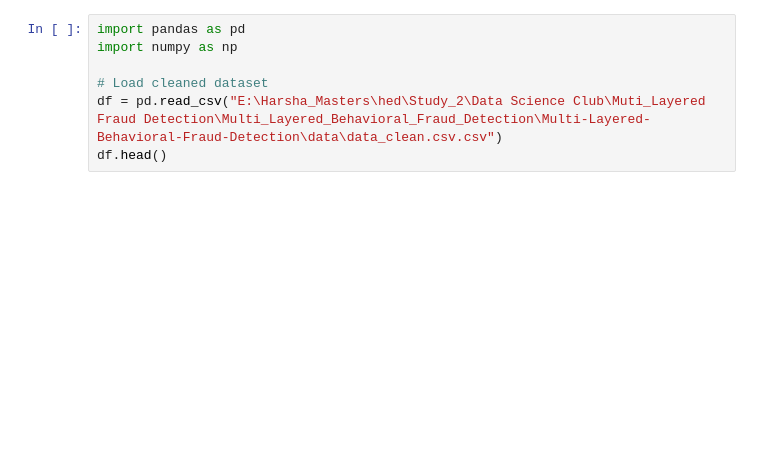
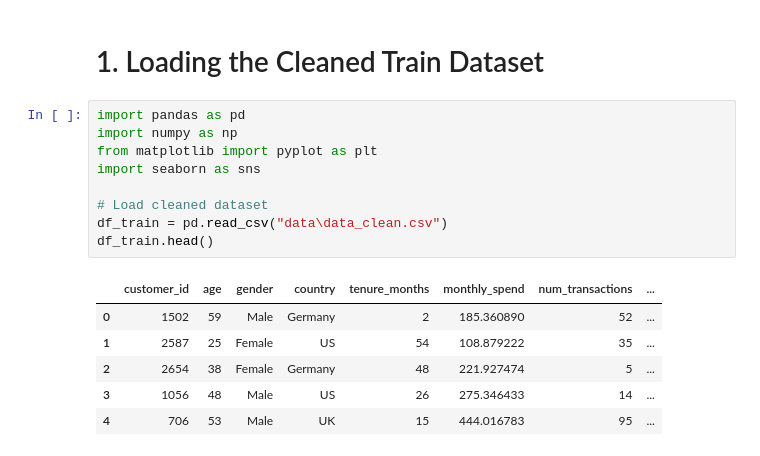
Before and after one commit to Amirthagenius/Multi-Layered-Behavioral-Fraud-Detection, a Jupyter notebook: 02_feature_engineering.ipynb, the cells around one changed output. Saved outputs shown, nothing was run; the diff lists cells and outputs as text; blank space fills up the shorter version.

```diff
--- a/02_feature_engineering.ipynb
+++ b/02_feature_engineering.ipynb
@@ -1,7 +1,18 @@
+# %% [markdown]
+# 1. Loading the Cleaned Train Dataset
 # %%
 import pandas as pd
 import numpy as np
+from matplotlib import pyplot as plt
+import seaborn as sns
 
 # Load cleaned dataset
-df = pd.read_csv("E:\Harsha_Masters\hed\Study_2\Data Science Club\Muti_Layered Fraud Detection\Multi_Layered_Behavioral_Fraud_Detection\Multi-Layered-Behavioral-Fraud-Detection\data\data_clean.csv.csv")
-df.head()
+df_train = pd.read_csv("data\data_clean.csv")
+df_train.head()
+# %% [output]
+|  | customer_id | age | gender | country | tenure_months | monthly_spend | num_transactions | ... |
+| 0 | 1502 | 59 | Male | Germany | 2 | 185.360890 | 52 | ... |
+| 1 | 2587 | 25 | Female | US | 54 | 108.879222 | 35 | ... |
+| 2 | 2654 | 38 | Female | Germany | 48 | 221.927474 | 5 | ... |
+| 3 | 1056 | 48 | Male | US | 26 | 275.346433 | 14 | ... |
+| 4 | 706 | 53 | Male | UK | 15 | 444.016783 | 95 | ... |
```
Also changed, not shown: parts of 84 cells of this notebook, 10 other files.
